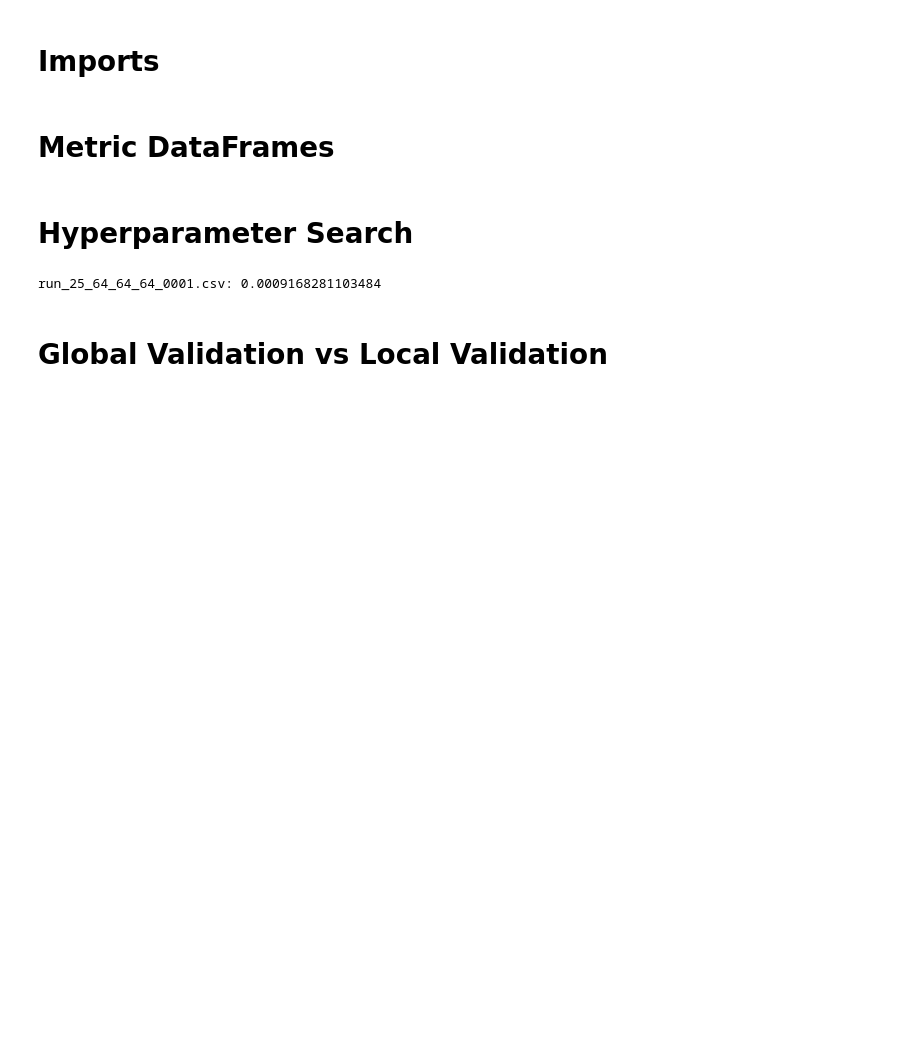
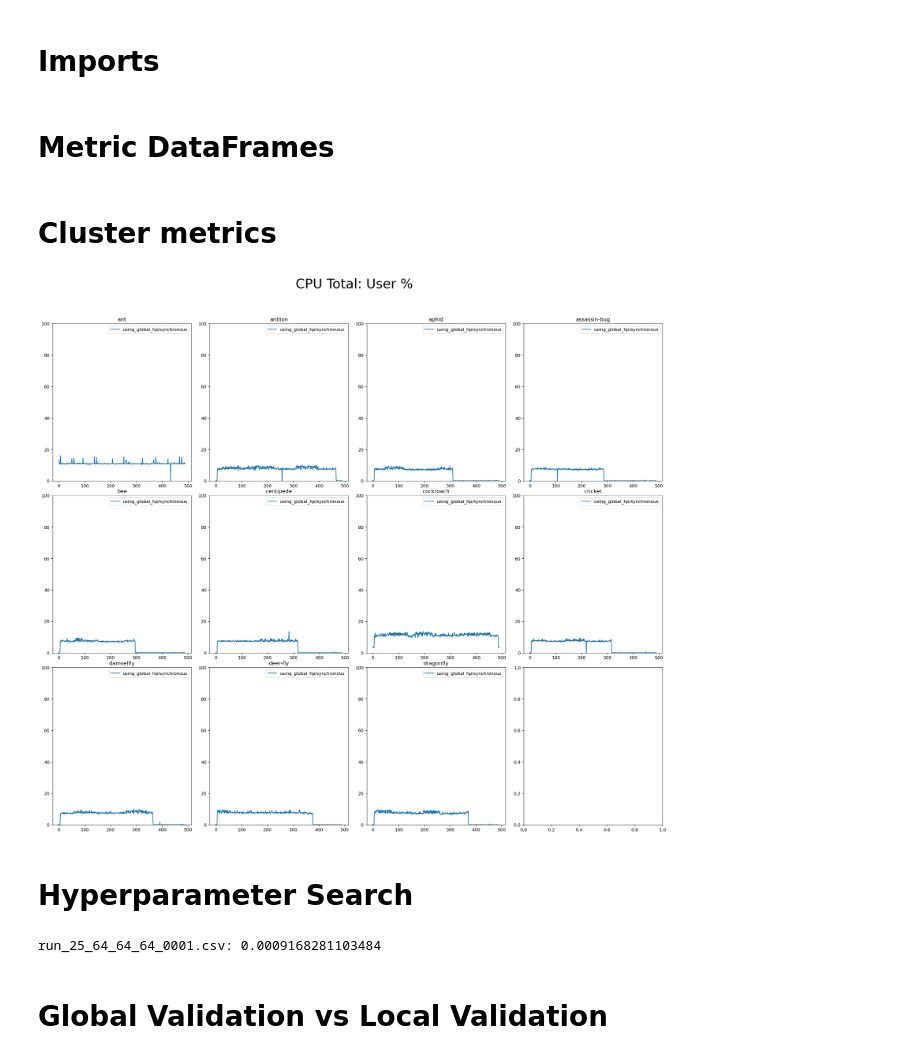
Before and after one commit to inf0rmatiker/model-service, a Jupyter notebook: experiments/calebs_notebook.ipynb, the cells around one changed output. Cells and saved outputs as stored; diff of their text form; code cells hidden in the pictures; blank space fills up the shorter version.

```diff
--- a/experiments/calebs_notebook.ipynb
+++ b/experiments/calebs_notebook.ipynb
@@ -38,11 +38,11 @@ free_mem_metrics = [
 ]
 
 possible_experiments = [
-
+    "using_global_hp/synchronous"
 ]
 
 experiments = [
-
+    "using_global_hp/synchronous"
 ]
 
 machine_names = [
@@ -83,13 +83,39 @@ experiment_dfs = []  # net read
 for experiment in experiments:
     dataframes = []
     for i, hostname in enumerate(machine_names):
-        machine_id = f"lattice-{150+i}"
         filename = f"{i}-{hostname}.nmon.csv"
-        #filename = f"{hostname}_free.csv"
+        #filename = f"{hostname}_free.csv"  # Switch these two if you want to look at free metrics
         filepath = f"{experiment}/{filename}"
         dataframe = pd.read_csv(filepath, header=0)
         dataframes.append(dataframe.pop(metric_header))
     experiment_dfs.append((experiment, dataframes))
+# %% [markdown]
+# Cluster metrics
+# %%
+number_rows = 3
+number_cols = 4
+
+fig, ax = plt.subplots(nrows=number_rows, ncols=number_cols, figsize=(20, 18), dpi=120)
+fig.tight_layout(h_pad=1.7)
+fig.suptitle(metric_name, fontsize=30)
+
+index = 0
+for i in range(number_rows):
+    for j in range(number_cols):
+        if index == 11:
+            break
+        for experiment, dataframe in experiment_dfs:
+            ax[i,j].set_ylim(y_axis_limits)
+            ax[i,j].plot(dataframe[index], label=experiment)
+            ax[i,j].set_title(machine_names[index])
+            ax[i,j].legend()
+        index += 1
+
+plt.subplots_adjust(top=0.90)
+plt.show()
+#plt.savefig(f"{experiments[0]}/cluster_statistics_{metric_file_suffix}.png", dpi=300)
+# %% [output]
+[figure, added]
 # %% [markdown]
 # Hyperparameter Search
 # %%
```
Also changed, not shown: parts of 1 cell of this notebook, 6 other files.
